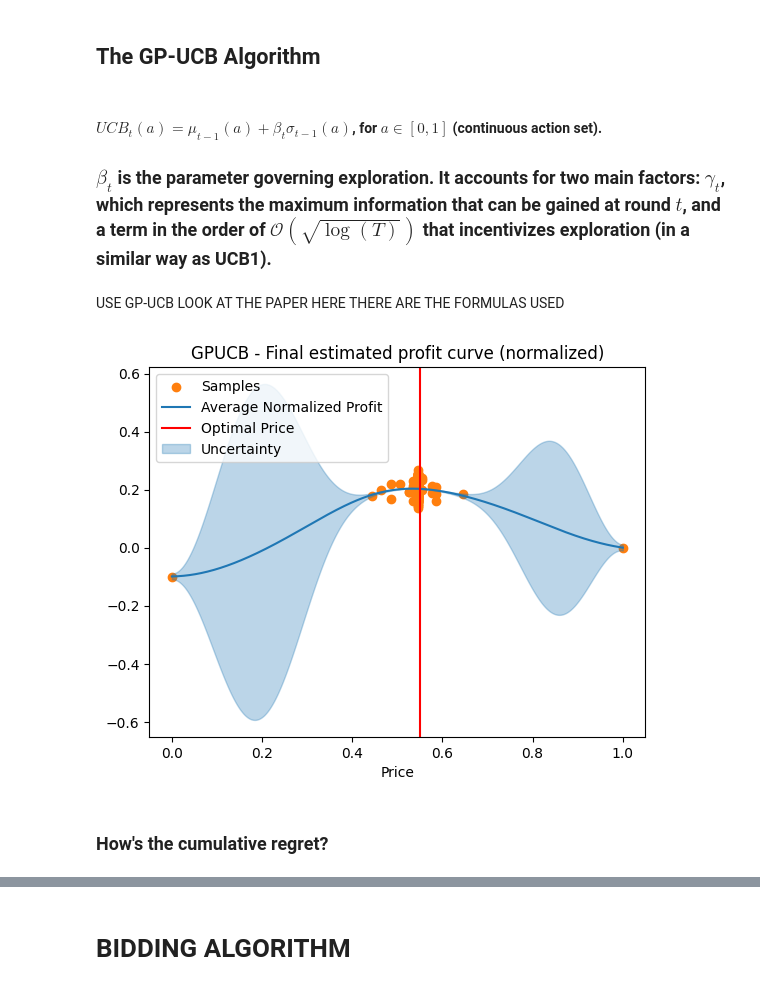
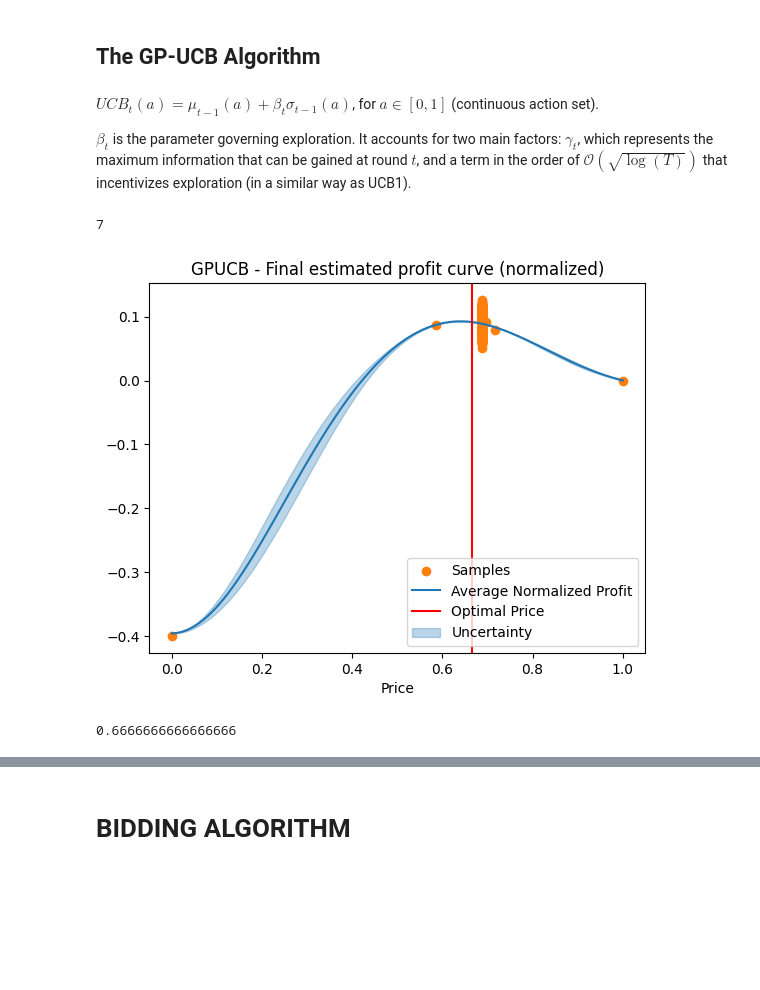
Before and after one commit to NiccoGrillo/OLA_project, a Jupyter notebook: Codice_prova_1.ipynb, the cells around one changed output, grey strips where cells are left out. Saved outputs shown, nothing was run; the diff lists cells and outputs as text; code cells hidden in the pictures; blank space fills up the shorter version.

```diff
--- a/Codice_prova_1.ipynb
+++ b/Codice_prova_1.ipynb
@@ -103,7 +103,8 @@ class GPUCBAgent:
         self.mu_t = np.zeros(discretization)
         self.sigma_t = np.zeros(discretization)
         self.gamma = lambda t: np.log(t+1)**2 #un prodotto quindi 2 (n+1 prodotti)
-        self.beta = lambda t: 1 + 0.5*np.sqrt(2 * (self.gamma(t) + 1 + np.log(T)))
+        #self.beta = lambda t: 1 + 0.5*np.sqrt(2 * (self.gamma(t) + 1 + np.log(T)))
+        self.beta = lambda t: 1
         self.N_pulls = np.zeros(discretization)
         self.t = 0
 
@@ -120,11 +121,9 @@ class GPUCBAgent:
         self.gp = self.gp.fit(self.arms[self.a_t], r_t)
         self.t += 1
 # %% [markdown]
-#### $UCB_t(a) = \mu_{t-1}(a) + \beta_t\sigma_{t-1}(a)$, for $ a\in [0,1]$ (continuous action set).
+$UCB_t(a) = \mu_{t-1}(a) + \beta_t\sigma_{t-1}(a)$, for $ a\in [0,1]$ (continuous action set).
 
-### $\beta_t$ is the parameter governing exploration. It accounts for two main factors: $\gamma_t$, which represents the maximum information that can be gained at round $t$, and a term in the order of $\mathcal{O}(\sqrt{\log(T)})$ that incentivizes exploration (in a similar way as UCB1).
+ $\beta_t$ is the parameter governing exploration. It accounts for two main factors: $\gamma_t$, which represents the maximum information that can be gained at round $t$, and a term in the order of $\mathcal{O}(\sqrt{\log(T)})$ that incentivizes exploration (in a similar way as UCB1).
-# %% [markdown]
-USE GP-UCB LOOK AT THE PAPER HERE THERE ARE THE FORMULAS USED
 # %%
 class PricingEnvironment:
     def __init__(self, conversion_probability, cost):
@@ -136,7 +135,6 @@ class PricingEnvironment:
         r_t = (p_t - self.cost)*d_t # the reward is the profit
         return d_t, r_t
 # %%
-
 def rescale(x, min_x, max_x):
     return min_x + (max_x-min_x)*x
 
@@ -144,8 +142,12 @@ def rescale(x, min_x, max_x):
 T = 500
 min_price, max_price = 0, 1
 conversion_probability = lambda p: 1-p
-prices = np.linspace(min_price, max_price, 1000)
-cost = 0.1
+
+epsilon = T**(-0.33)
+K = int(1/epsilon)
+K
+prices = np.linspace(min_price, max_price, K)
+cost = 0.4
 reward_function = lambda price, n_sales: (price-cost)*n_sales
 maximum_profit = reward_function(max(prices), n_customers) # the maximum possible reward is selling at the maximum price to every possible customer
 
@@ -170,25 +172,33 @@ for t in range(T):
     agent_rewards = np.append(agent_rewards, r_t)
 
 cumulative_regret = np.cumsum(expected_clairvoyant_rewards-agent_rewards)
+# %%
+K
+# %% [output]
+7
 # %%
 profits = agent.reward_hist
 prices = rescale(agent.action_hist, min_price, max_price)
 # %%
-gp = RBFGaussianProcess(scale=20)
+gp = RBFGaussianProcess(scale=10)
 gp.fit(prices, profits)
 mu, sigma = gp.predict(np.linspace(0,1,1000))
+scale=20
+sigma=sigma/scale
 plt.scatter(prices, profits, label='Samples', color='C1')
 plt.plot(np.linspace(0,1,1000), mu, label='Average Normalized Profit')
 plt.axvline(best_price, color='red',label='Optimal Price')
 plt.fill_between(np.linspace(0,1,1000), mu-sigma, mu+sigma, alpha=0.3, label='Uncertainty', color='C0')
 plt.title('GPUCB - Final estimated profit curve (normalized)')
 plt.xlabel('Price')
 plt.legend()
 plt.show();
 # %% [output]
-[figure, old version]
+[figure, new version]
-# %% [markdown]
-### How's the cumulative regret?
+# %%
+best_price
+# %% [output]
+0.6666666666666666
 # %%
 plt.figure()
 plt.plot(cumulative_regret)
```
Also changed, not shown: parts of 23 cells of this notebook.
